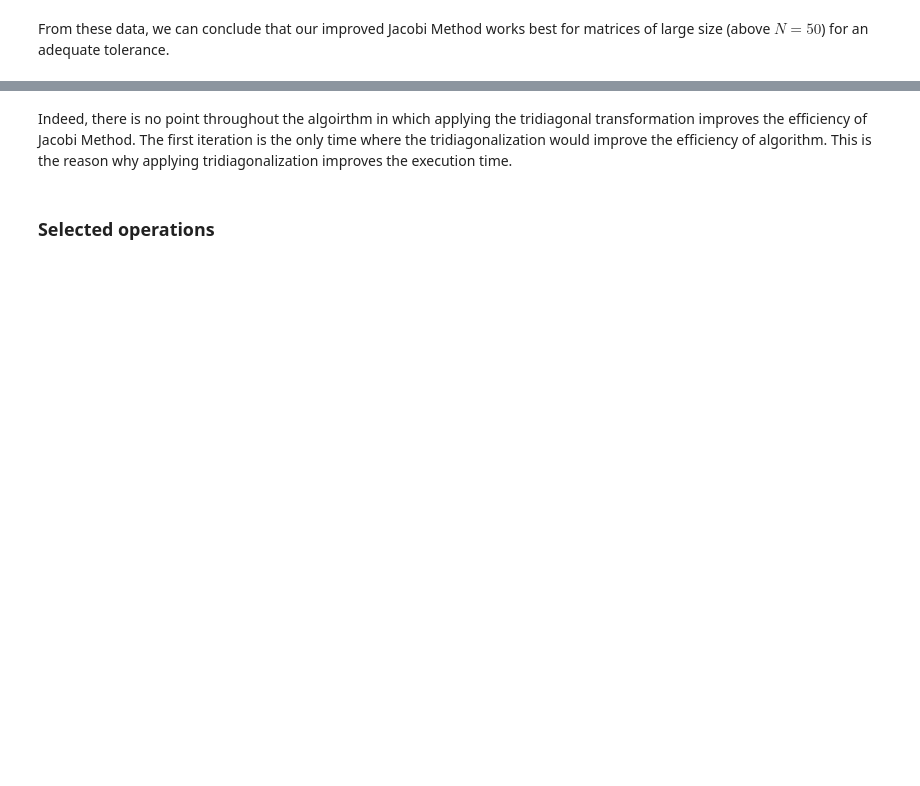
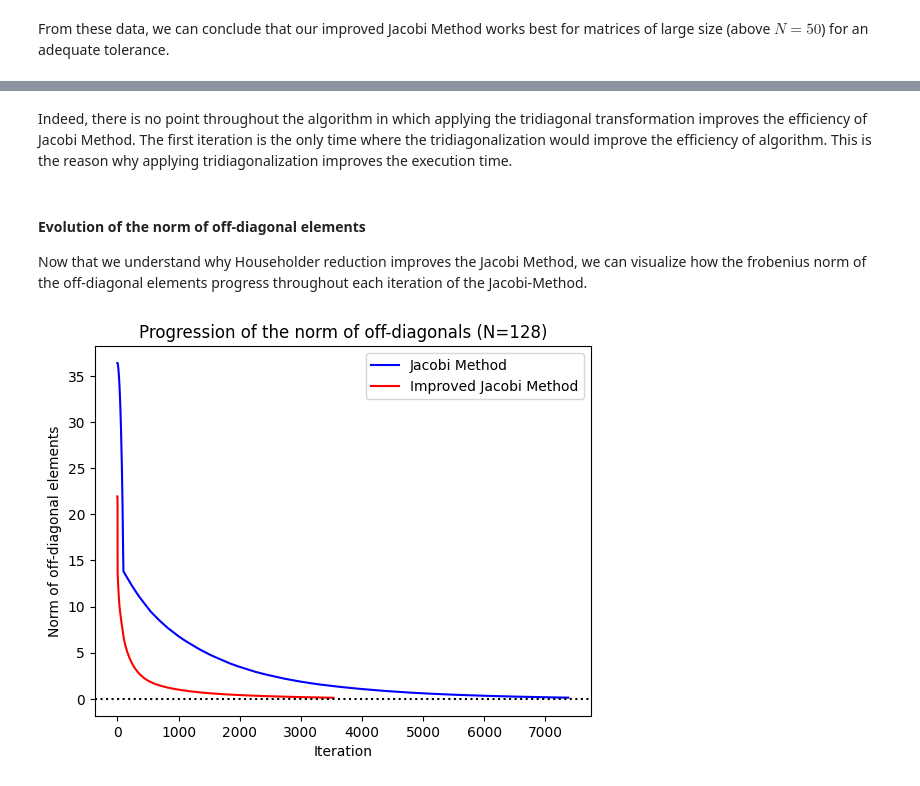
Before and after one commit to Fnixya/Go_Practice, a Jupyter notebook: opt4/Extra_Assigment_04.ipynb, the cells around one changed output, grey strips where cells are left out. Drawn from its saved outputs; the diff is of its cells as text; code cells hidden in the pictures; blank space fills up the shorter version.

```diff
--- a/opt4/Extra_Assigment_04.ipynb
+++ b/opt4/Extra_Assigment_04.ipynb
@@ -289,4 +301,64 @@ plt.show()
 # %% [markdown]
-Indeed, there is no point throughout the algoirthm in which applying the tridiagonal transformation improves the efficiency of Jacobi Method. The first iteration is the only time where the tridiagonalization would improve the efficiency of algorithm. This is the reason why applying tridiagonalization improves the execution time.
+Indeed, there is no point throughout the algorithm in which applying the tridiagonal transformation improves the efficiency of Jacobi Method. The first iteration is the only time where the tridiagonalization would improve the efficiency of algorithm. This is the reason why applying tridiagonalization improves the execution time.
-# %% [markdown]
-### Selected operations
+# %% [markdown]
+#### Evolution of the norm of off-diagonal elements
+
+Now that we understand why Householder reduction improves the Jacobi Method, we can visualize how the frobenius norm of the off-diagonal elements progress throughout each iteration of the Jacobi-Method.
+# %%
+class TestJacobiMethod(JacobiMethod):
+    @classmethod
+    def solve(cls, A: np.ndarray, tol=10e-4):
+        """
+        Jacobi method for finding eigenvalues and eigenvectors of a matrix A.
+        """
+        # Initialize V, D, and parameters:
+        n = A.shape[0]
+        D = A.copy().astype(float)
+        V = np.eye(n)
+
+        # Calculate row p and column q of the off-diagonal element of greatest magnitude in D:
+        it = 1
+        matrix = np.tril(np.abs(D - np.diag(np.diag(D))),-1)
+        p, q = np.unravel_index(np.argmax(matrix), matrix.shape)
+        norms = [np.linalg.norm(matrix)]
+        while np.abs(D[p, q]) > tol*cls.sum(D, n):
+            # Compute rotation parameters
+            beta = (D[q, q] - D[p, p]) / (2 * D[p, q])
+            t = np.sign(beta) / (np.abs(beta) + np.sqrt(beta**2 + 1))
+            c = 1 / np.sqrt(1 + t**2)
+            s = c * t
+            R = np.array([[c, s], [-s, c]])
+
+            # Zero out D_pq and D_qp and update V
+            D[[p, q], :] = R.T @ D[[p, q], :]
+            D[:, [p, q]] = D[:, [p, q]] @ R
+            V[:, [p, q]] = V[:, [p, q]] @ R
+
+            # We compute the difference between the norm of off-diagonal elements of D and D' := D after tridiagonal transformation:
+            norms.append(np.linalg.norm(matrix))
+
+            # Update row p and column q of the off-diagonal element of greatest magnitude in D for the next iteration:
+            it += 1
+            matrix = np.tril(np.abs(D - np.diag(np.diag(D))),-1)
+            p, q = np.unravel_index(np.argmax(matrix), matrix.shape)
+
+        return np.diag(D), V, norms, it
+
+class TestTriJacobiMethod():
+    @classmethod
+    def solve(cls, A: np.ndarray, tol=10e-4):
+        A = mt.to_upper_hessenberg(A)
+        return TestJacobiMethod.solve(A, tol)
+
+results1 = TestJacobiMethod.solve(matrices[5])
+results2 = TestTriJacobiMethod.solve(matrices[5])
+plt.plot(results1[2], label='Jacobi Method', color='blue')
+plt.plot(results2[2], label='Improved Jacobi Method', color='red')
+plt.axline((0, 0), linestyle='dotted', slope=0, color='black')
+plt.xlabel('Iteration')
+plt.ylabel('Norm of off-diagonal elements')
+plt.title('Progression of the norm of off-diagonals (N=128)')
+plt.legend()
+plt.show()
+# %% [output]
+[figure, added]
```
Also changed, not shown: parts of 12 cells of this notebook.
